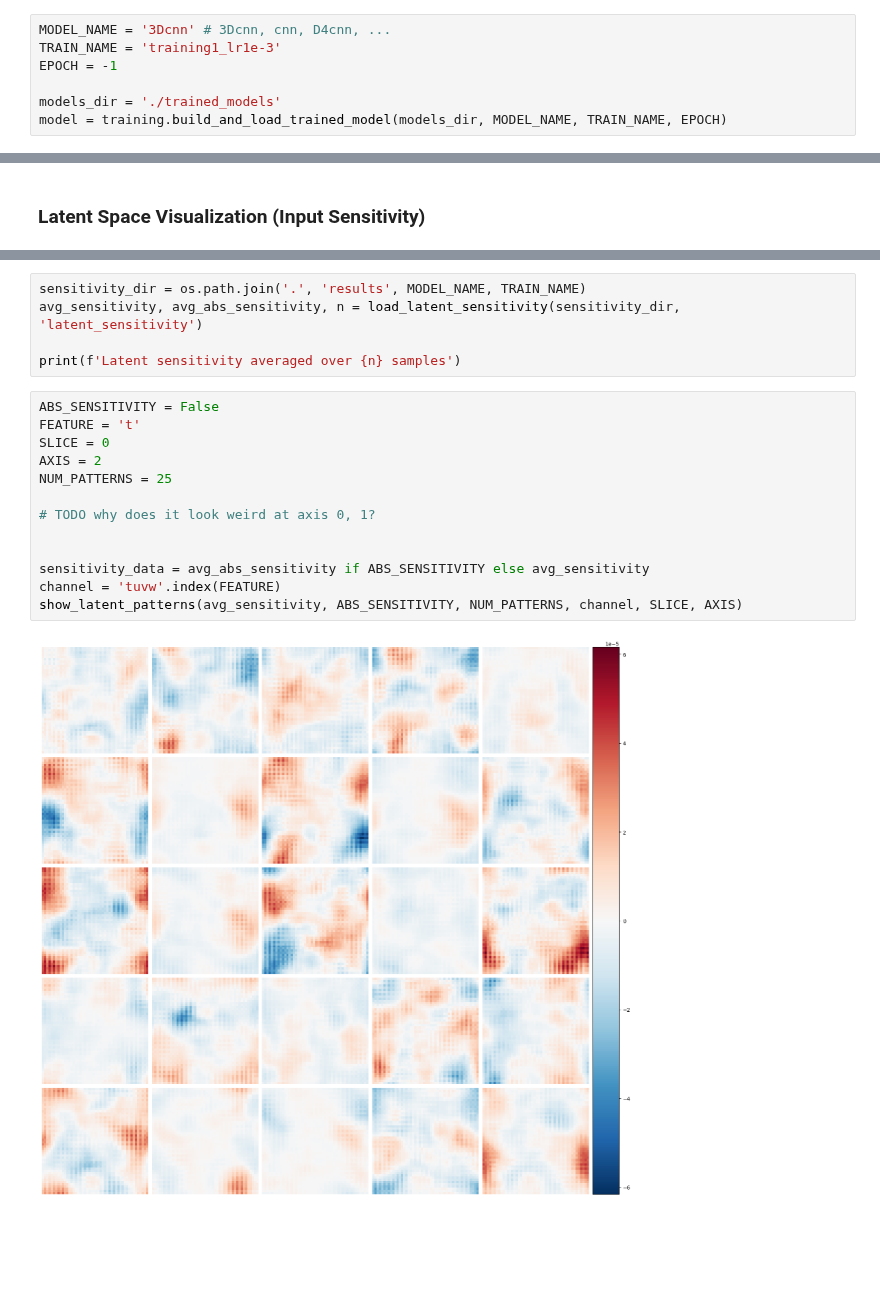
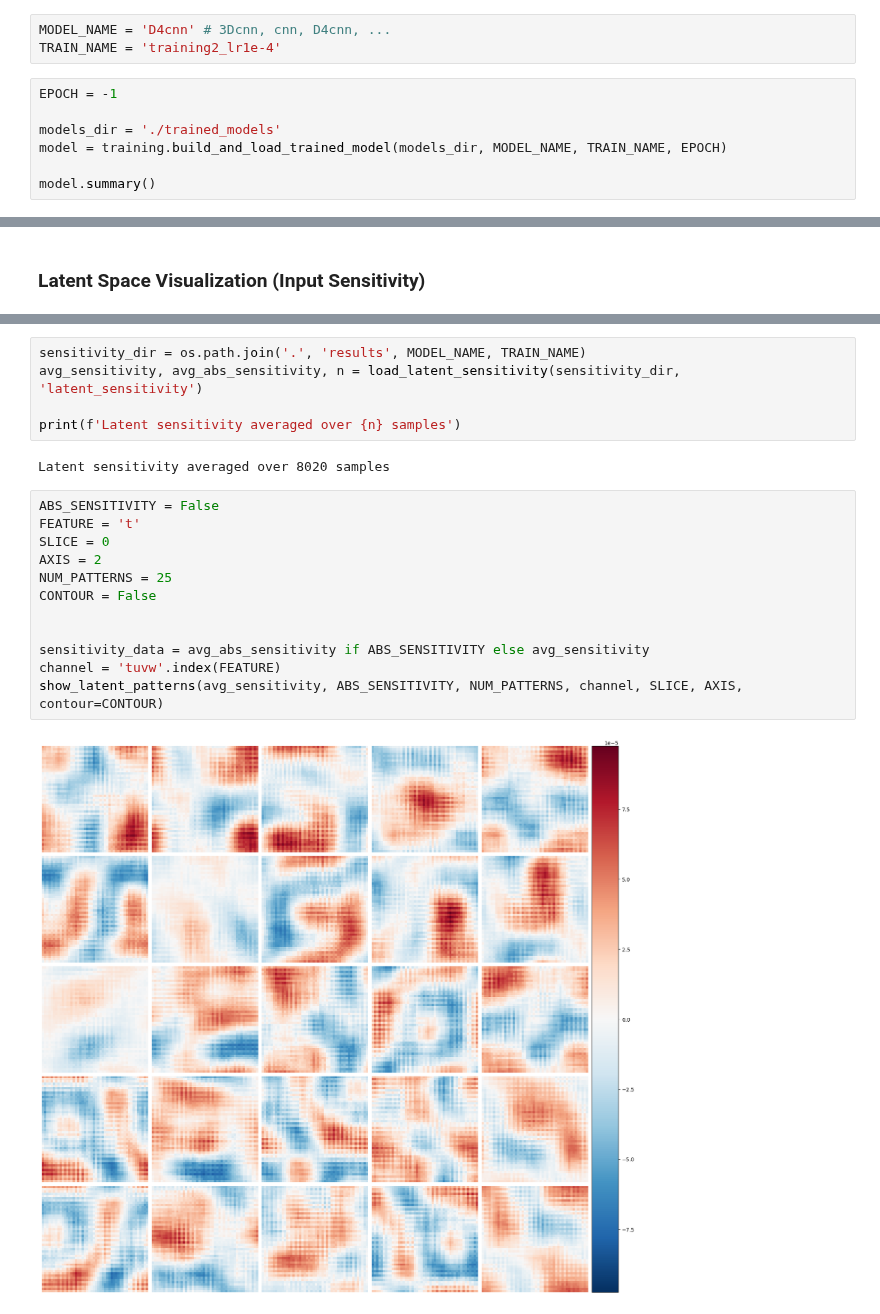
Before and after one commit to FynnFromme/rb-equivariant-cnns, a Jupyter notebook: experiments/experiments.ipynb, the cells around one changed output, grey strips where cells are left out. Cells and saved outputs as stored; diff of their text form; blank space fills up the shorter version.

Commit message:
Added option to display latent patterns as contour plot.

```diff
--- a/experiments/experiments.ipynb
+++ b/experiments/experiments.ipynb
@@ -69,11 +75,14 @@ Latent-Input-Ratio: 0.20%
 Trainable parameters: 7,274,500
 # %% [markdown]
 ## Load Trained Model
+# %%
+MODEL_NAME = 'D4cnn' # 3Dcnn, cnn, D4cnn, ...
+TRAIN_NAME = 'training2_lr1e-4'
 # %%
-MODEL_NAME = '3Dcnn' # 3Dcnn, cnn, D4cnn, ...
-TRAIN_NAME = 'training1_lr1e-3'
 EPOCH = -1
 
 models_dir = './trained_models'
 model = training.build_and_load_trained_model(models_dir, MODEL_NAME, TRAIN_NAME, EPOCH)
+
+model.summary()
 # %% [output]
@@ -97,18 +124,19 @@ sensitivity_dir = os.path.join('.', 'results', MODEL_NAME, TRAIN_NAME)
 avg_sensitivity, avg_abs_sensitivity, n = load_latent_sensitivity(sensitivity_dir, 'latent_sensitivity')
 
 print(f'Latent sensitivity averaged over {n} samples')
+# %% [output]
+Latent sensitivity averaged over 8020 samples
 # %%
 ABS_SENSITIVITY = False
 FEATURE = 't'
 SLICE = 0
 AXIS = 2
 NUM_PATTERNS = 25
-
-# TODO why does it look weird at axis 0, 1?
+CONTOUR = False
 
 
 sensitivity_data = avg_abs_sensitivity if ABS_SENSITIVITY else avg_sensitivity
 channel = 'tuvw'.index(FEATURE)
-show_latent_patterns(avg_sensitivity, ABS_SENSITIVITY, NUM_PATTERNS, channel, SLICE, AXIS)
+show_latent_patterns(avg_sensitivity, ABS_SENSITIVITY, NUM_PATTERNS, channel, SLICE, AXIS, contour=CONTOUR)
 # %% [output]
-[figure, old version]
+[figure, new version]
```
Also changed, not shown: parts of 3 cells of this notebook, 1 other file.
